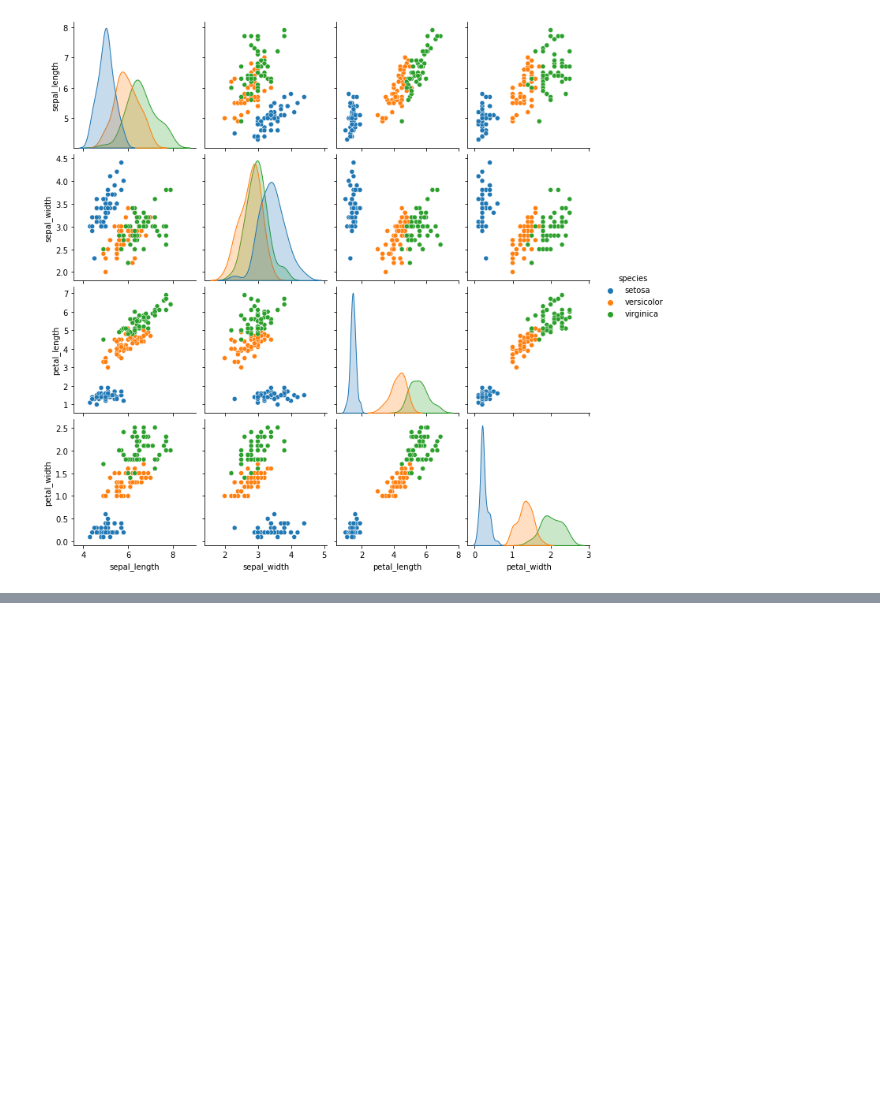
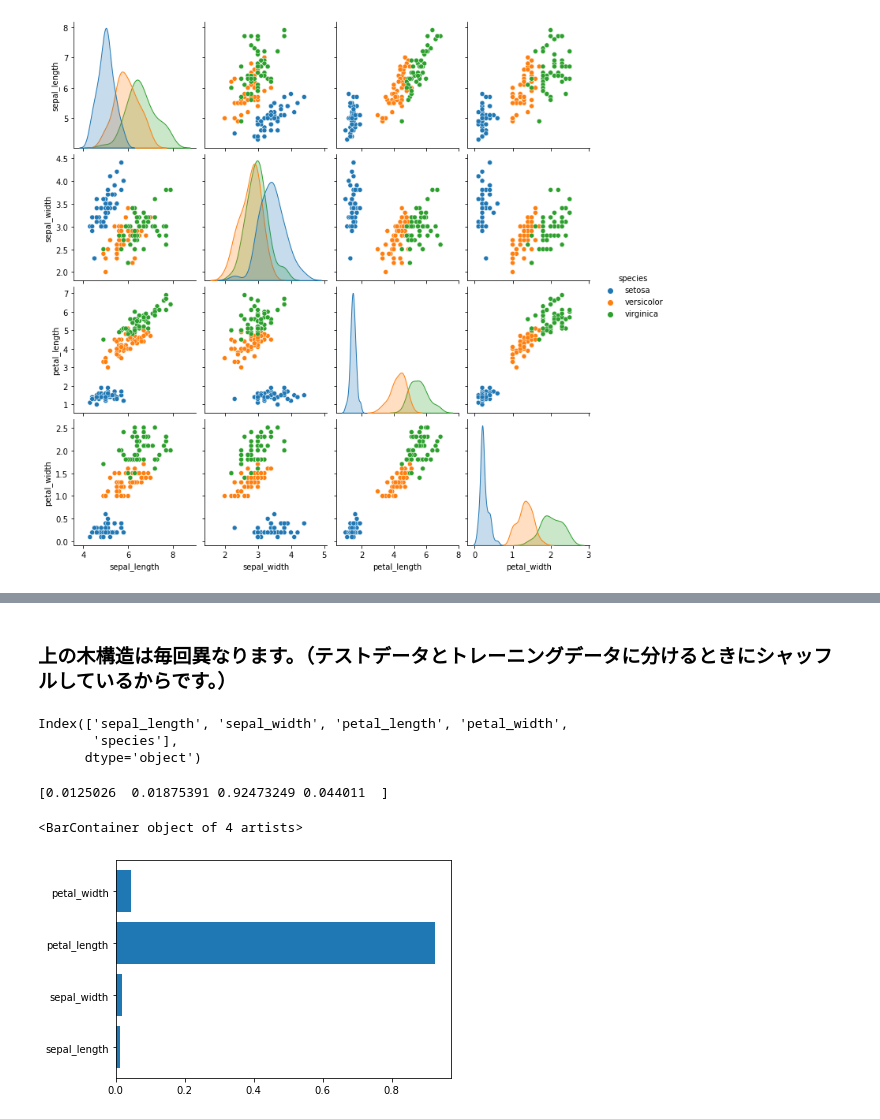
Before and after one commit to H1dek1/DataAnalysis, a Jupyter notebook: DecisionTreeClassification.ipynb, the cells around one changed output, grey strips where cells are left out. Drawn from its saved outputs; the diff is of its cells as text; code cells hidden in the pictures; blank space fills up the shorter version.

```diff
--- a/DecisionTreeClassification.ipynb
+++ b/DecisionTreeClassification.ipynb
@@ -143,3 +147,18 @@ print(type(a))
+# %% [markdown]
+### 上の木構造は毎回異なります。（テストデータとトレーニングデータに分けるときにシャッフルしているからです。）
+# %%
+iris_df.columns
+# %% [output]
+Index(['sepal_length', 'sepal_width', 'petal_length', 'petal_width',
+       'species'],
+      dtype='object')
+# %%
+print(tree.feature_importances_)
+plt.barh(train_input.columns, tree.feature_importances_)
+# %% [output]
+[0.0125026  0.01875391 0.92473249 0.044011  ]
+<BarContainer object of 4 artists>
+[figure, added]
 # %%
 print('depth', tree.get_depth())
 print('n_leaves', tree.get_n_leaves())
```
Also changed, not shown: parts of 20 cells of this notebook.
